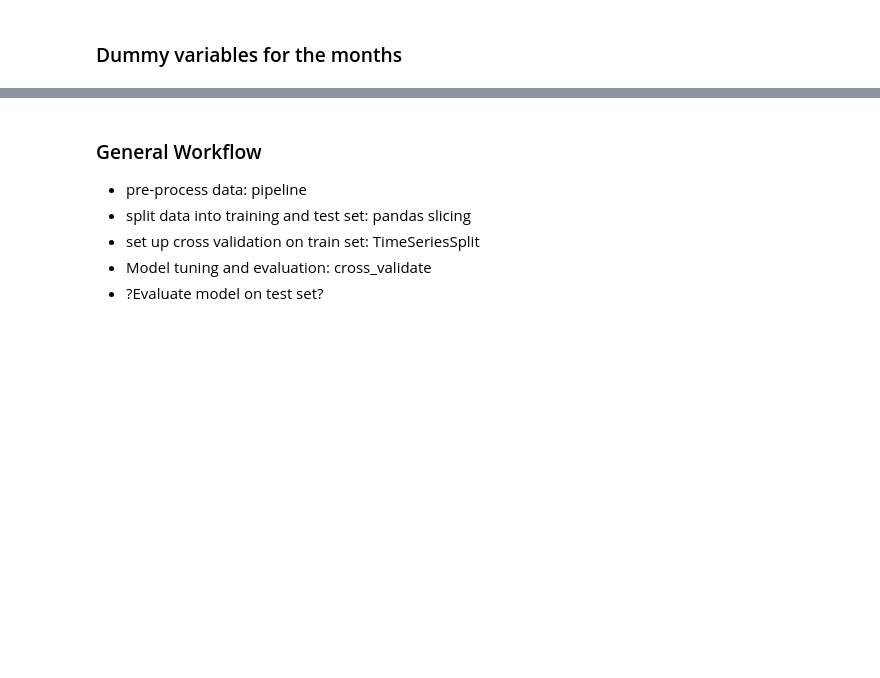
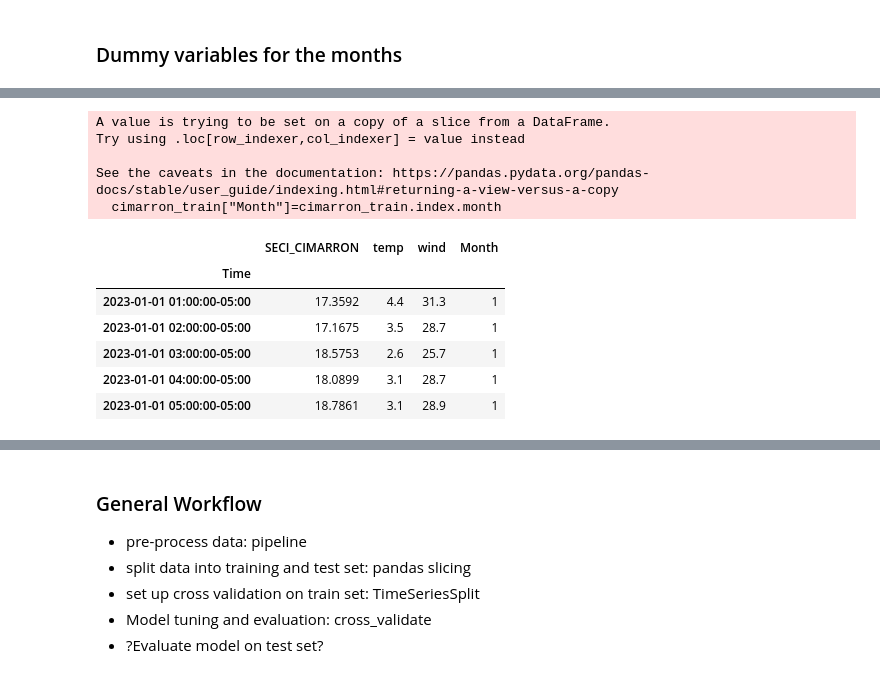
Before and after one commit to maxwellgriffith345/SPPPrices, a Jupyter notebook: Regression.ipynb, the cells around one changed output, grey strips where cells are left out. Saved outputs shown, nothing was run; the diff lists cells and outputs as text; code cells hidden in the pictures; blank space fills up the shorter version.

```diff
--- a/Regression.ipynb
+++ b/Regression.ipynb
@@ -409,0 +420,16 @@ unfortunatlity this the dummys don't capture anymore infromatoin that without
+# %%
+cimarron_train["Month"]=cimarron_train.index.month
+cimarron_train.head()
+# %% [output]
+A value is trying to be set on a copy of a slice from a DataFrame.
+Try using .loc[row_indexer,col_indexer] = value instead
+
+See the caveats in the documentation: https://pandas.pydata.org/pandas-docs/stable/user_guide/indexing.html#returning-a-view-versus-a-copy
+  cimarron_train["Month"]=cimarron_train.index.month
+|  | SECI_CIMARRON | temp | wind | Month |
+| Time |  |  |  |  |
+| 2023-01-01 01:00:00-05:00 | 17.3592 | 4.4 | 31.3 | 1 |
+| 2023-01-01 02:00:00-05:00 | 17.1675 | 3.5 | 28.7 | 1 |
+| 2023-01-01 03:00:00-05:00 | 18.5753 | 2.6 | 25.7 | 1 |
+| 2023-01-01 04:00:00-05:00 | 18.0899 | 3.1 | 28.7 | 1 |
+| 2023-01-01 05:00:00-05:00 | 18.7861 | 3.1 | 28.9 | 1 |
```
Also changed, not shown: parts of 19 cells of this notebook, 1 other file.
